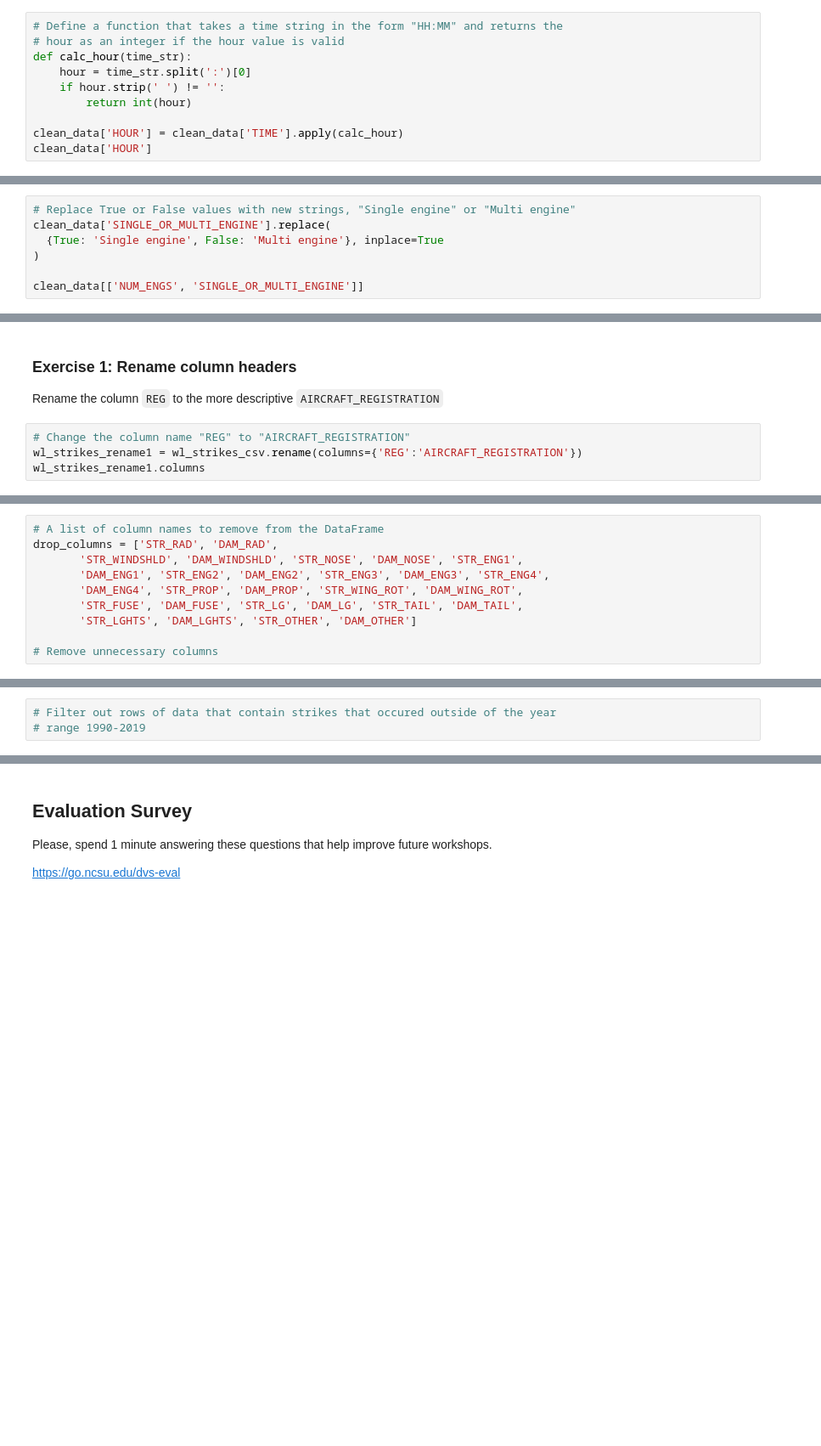
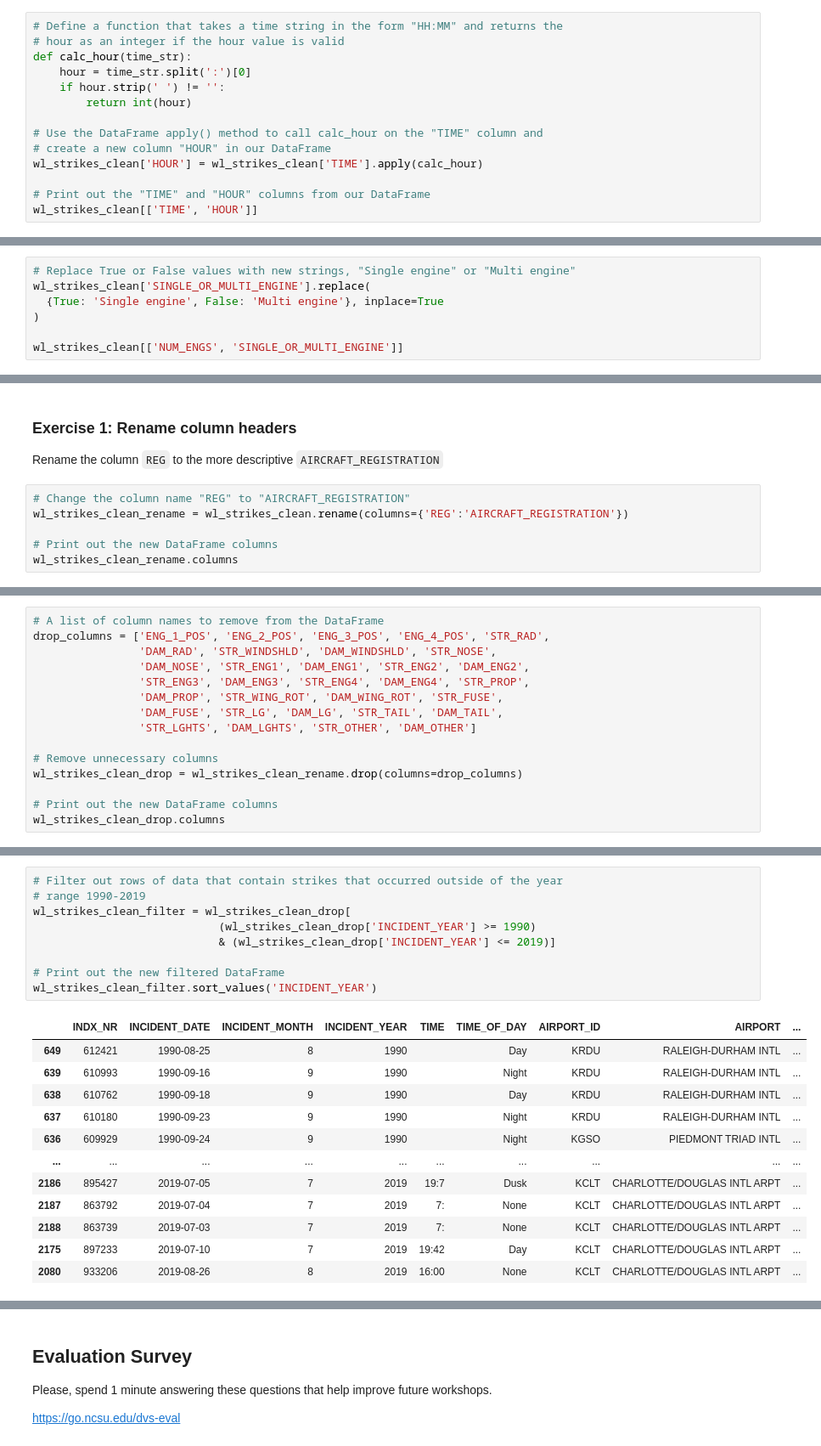
Before and after one commit to NCSU-Libraries/data-viz-workshops, a Jupyter notebook: Python_Open_Labs/Data_wrangling_with_Pandas/Python_Open_Labs_Week2_filled.ipynb, the cells around one changed output, grey strips where cells are left out. Shown at 85% size. Cells and saved outputs as stored; diff of their text form; blank space fills up the shorter version.

```diff
--- a/Python_Open_Labs/Data_wrangling_with_Pandas/Python_Open_Labs_Week2_filled.ipynb
+++ b/Python_Open_Labs/Data_wrangling_with_Pandas/Python_Open_Labs_Week2_filled.ipynb
@@ -271,6 +266,10 @@ def calc_hour(time_str):
     if hour.strip(' ') != '':
         return int(hour)
 
-clean_data['HOUR'] = clean_data['TIME'].apply(calc_hour)
-clean_data['HOUR']
+# Use the DataFrame apply() method to call calc_hour on the "TIME" column and
+# create a new column "HOUR" in our DataFrame
+wl_strikes_clean['HOUR'] = wl_strikes_clean['TIME'].apply(calc_hour)
+
+# Print out the "TIME" and "HOUR" columns from our DataFrame
+wl_strikes_clean[['TIME', 'HOUR']]
 # %% [output]
@@ -292,11 +292,11 @@ Name: HOUR, Length: 4802, dtype: float64
 We can replace values in a column based on conditions, similar to "find and replace." In this example, we make our new `SINGLE_OR_MULTI_ENGINE` column more descriptive by changing `True` into " Single engine" and `False` into "Multi engine".
 # %%
 # Replace True or False values with new strings, "Single engine" or "Multi engine"
-clean_data['SINGLE_OR_MULTI_ENGINE'].replace(
+wl_strikes_clean['SINGLE_OR_MULTI_ENGINE'].replace(
   {True: 'Single engine', False: 'Multi engine'}, inplace=True
 )
 
-clean_data[['NUM_ENGS', 'SINGLE_OR_MULTI_ENGINE']]
+wl_strikes_clean[['NUM_ENGS', 'SINGLE_OR_MULTI_ENGINE']]
 # %% [output]
 |  | NUM_ENGS | SINGLE_OR_MULTI_ENGINE |
 | 0 | 2.0 | Multi engine |
@@ -383,5 +387,7 @@ You can use this time to ask questions, collaborate, or work on the following ac
 Rename the column `REG` to the more descriptive `AIRCRAFT_REGISTRATION`
 # %%
 # Change the column name "REG" to "AIRCRAFT_REGISTRATION"
-wl_strikes_rename1 = wl_strikes_csv.rename(columns={'REG':'AIRCRAFT_REGISTRATION'})
-wl_strikes_rename1.columns
+wl_strikes_clean_rename = wl_strikes_clean.rename(columns={'REG':'AIRCRAFT_REGISTRATION'})
+
+# Print out the new DataFrame columns
+wl_strikes_clean_rename.columns
@@ -393,11 +420,16 @@ The are several columns of data that are not relevant for our analyses. Remove a
 **Bonus:** See if you can derive the column names in the list `drop_columns` from the dataset
 # %%
 # A list of column names to remove from the DataFrame
-drop_columns = ['STR_RAD', 'DAM_RAD',
-       'STR_WINDSHLD', 'DAM_WINDSHLD', 'STR_NOSE', 'DAM_NOSE', 'STR_ENG1',
-       'DAM_ENG1', 'STR_ENG2', 'DAM_ENG2', 'STR_ENG3', 'DAM_ENG3', 'STR_ENG4',
-       'DAM_ENG4', 'STR_PROP', 'DAM_PROP', 'STR_WING_ROT', 'DAM_WING_ROT',
-       'STR_FUSE', 'DAM_FUSE', 'STR_LG', 'DAM_LG', 'STR_TAIL', 'DAM_TAIL',
-       'STR_LGHTS', 'DAM_LGHTS', 'STR_OTHER', 'DAM_OTHER']
+drop_columns = ['ENG_1_POS', 'ENG_2_POS', 'ENG_3_POS', 'ENG_4_POS', 'STR_RAD',
+                'DAM_RAD', 'STR_WINDSHLD', 'DAM_WINDSHLD', 'STR_NOSE',
+                'DAM_NOSE', 'STR_ENG1', 'DAM_ENG1', 'STR_ENG2', 'DAM_ENG2',
+                'STR_ENG3', 'DAM_ENG3', 'STR_ENG4', 'DAM_ENG4', 'STR_PROP',
+                'DAM_PROP', 'STR_WING_ROT', 'DAM_WING_ROT', 'STR_FUSE',
+                'DAM_FUSE', 'STR_LG', 'DAM_LG', 'STR_TAIL', 'DAM_TAIL',
+                'STR_LGHTS', 'DAM_LGHTS', 'STR_OTHER', 'DAM_OTHER']
 
 # Remove unnecessary columns
+wl_strikes_clean_drop = wl_strikes_clean_rename.drop(columns=drop_columns)
+
+# Print out the new DataFrame columns
+wl_strikes_clean_drop.columns
@@ -408,3 +455,22 @@ Our dataset should only contain data from the years 1990-2019. Remove any rows o
 # %%
-# Filter out rows of data that contain strikes that occured outside of the year
+# Filter out rows of data that contain strikes that occurred outside of the year
 # range 1990-2019
+wl_strikes_clean_filter = wl_strikes_clean_drop[
+                            (wl_strikes_clean_drop['INCIDENT_YEAR'] >= 1990)
+                            & (wl_strikes_clean_drop['INCIDENT_YEAR'] <= 2019)]
+
+# Print out the new filtered DataFrame
+wl_strikes_clean_filter.sort_values('INCIDENT_YEAR')
+# %% [output]
+|  | INDX_NR | INCIDENT_DATE | INCIDENT_MONTH | INCIDENT_YEAR | TIME | TIME_OF_DAY | AIRPORT_ID | AIRPORT | ... |
+| 649 | 612421 | 1990-08-25 | 8 | 1990 |  | Day | KRDU | RALEIGH-DURHAM INTL | ... |
+| 639 | 610993 | 1990-09-16 | 9 | 1990 |  | Night | KRDU | RALEIGH-DURHAM INTL | ... |
+| 638 | 610762 | 1990-09-18 | 9 | 1990 |  | Day | KRDU | RALEIGH-DURHAM INTL | ... |
+| 637 | 610180 | 1990-09-23 | 9 | 1990 |  | Night | KRDU | RALEIGH-DURHAM INTL | ... |
+| 636 | 609929 | 1990-09-24 | 9 | 1990 |  | Night | KGSO | PIEDMONT TRIAD INTL | ... |
+| ... | ... | ... | ... | ... | ... | ... | ... | ... | ... |
+| 2186 | 895427 | 2019-07-05 | 7 | 2019 | 19:7 | Dusk | KCLT | CHARLOTTE/DOUGLAS INTL ARPT | ... |
+| 2187 | 863792 | 2019-07-04 | 7 | 2019 | 7: | None | KCLT | CHARLOTTE/DOUGLAS INTL ARPT | ... |
+| 2188 | 863739 | 2019-07-03 | 7 | 2019 | 7: | None | KCLT | CHARLOTTE/DOUGLAS INTL ARPT | ... |
+| 2175 | 897233 | 2019-07-10 | 7 | 2019 | 19:42 | Day | KCLT | CHARLOTTE/DOUGLAS INTL ARPT | ... |
+| 2080 | 933206 | 2019-08-26 | 8 | 2019 | 16:00 | None | KCLT | CHARLOTTE/DOUGLAS INTL ARPT | ... |
```
Also changed, not shown: parts of 28 cells of this notebook, 1 other file.
